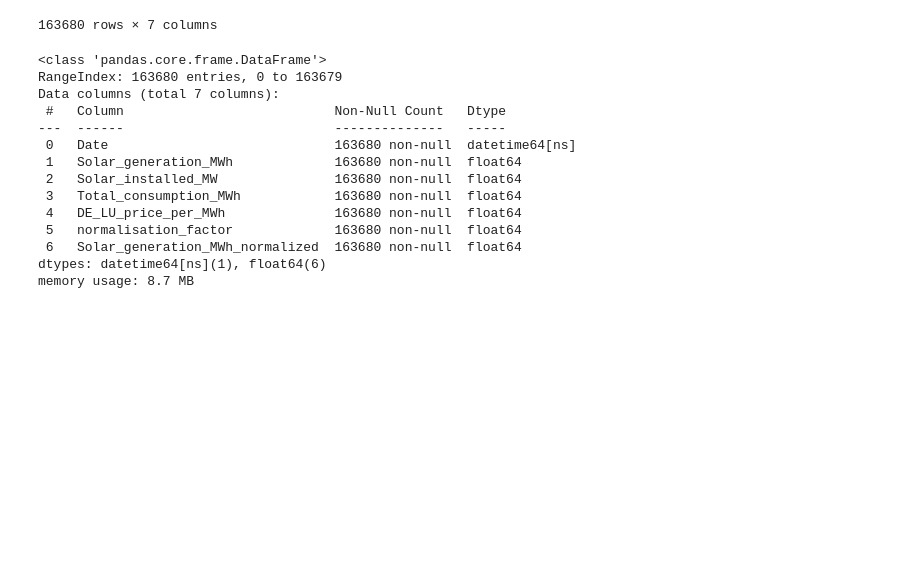
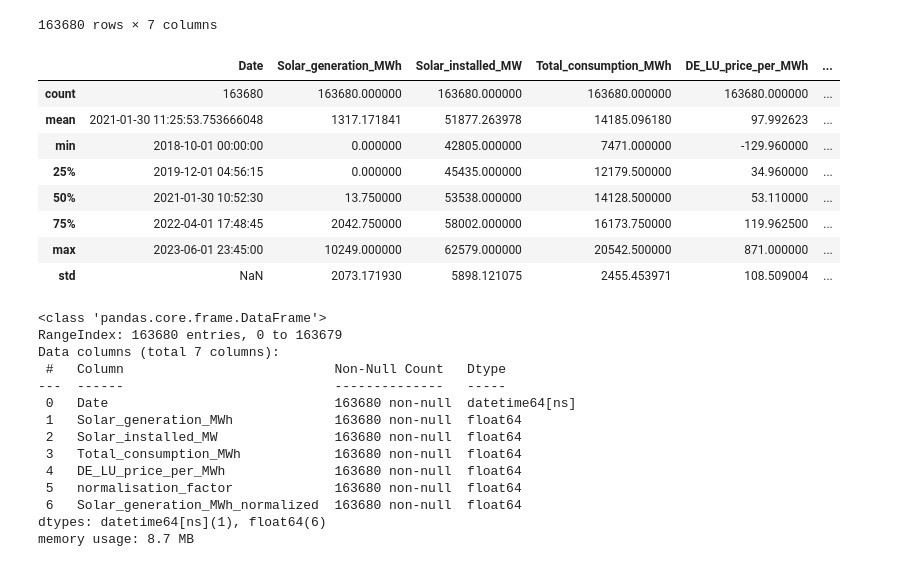
Before and after one commit to fritzfritzfritzz/EES_Optimisation, a Jupyter notebook: notebooks/20230629_EDA_Generation_2.ipynb, the cells around one changed output. Saved outputs shown, nothing was run; the diff lists cells and outputs as text; code cells hidden in the pictures; blank space fills up the shorter version.

```diff
--- a/notebooks/20230629_EDA_Generation_2.ipynb
+++ b/notebooks/20230629_EDA_Generation_2.ipynb
@@ -52,6 +52,18 @@ col_names(df)
 | 163678 | 2023-06-01 23:30:00 | 0.0 | 62579.0 | 12371.00 | 86.53 | ... |
 | 163679 | 2023-06-01 23:45:00 | 0.0 | 62579.0 | 12176.75 | 86.53 | ... |
 163680 rows × 7 columns
+# %%
+df.describe()
+# %% [output]
+|  | Date | Solar_generation_MWh | Solar_installed_MW | Total_consumption_MWh | DE_LU_price_per_MWh | ... |
+| count | 163680 | 163680.000000 | 163680.000000 | 163680.000000 | 163680.000000 | ... |
+| mean | 2021-01-30 11:25:53.753666048 | 1317.171841 | 51877.263978 | 14185.096180 | 97.992623 | ... |
+| min | 2018-10-01 00:00:00 | 0.000000 | 42805.000000 | 7471.000000 | -129.960000 | ... |
+| 25% | 2019-12-01 04:56:15 | 0.000000 | 45435.000000 | 12179.500000 | 34.960000 | ... |
+| 50% | 2021-01-30 10:52:30 | 13.750000 | 53538.000000 | 14128.500000 | 53.110000 | ... |
+| 75% | 2022-04-01 17:48:45 | 2042.750000 | 58002.000000 | 16173.750000 | 119.962500 | ... |
+| max | 2023-06-01 23:45:00 | 10249.000000 | 62579.000000 | 20542.500000 | 871.000000 | ... |
+| std | NaN | 2073.171930 | 5898.121075 | 2455.453971 | 108.509004 | ... |
 # %%
 df.info()
 # %% [output]
```
Also changed, not shown: parts of 11 cells of this notebook, 6 other files.
